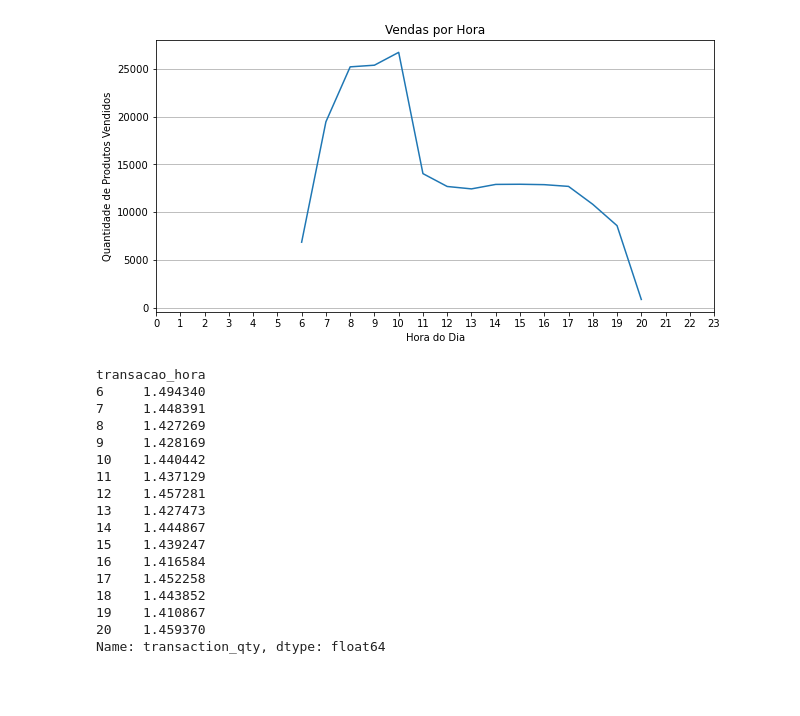
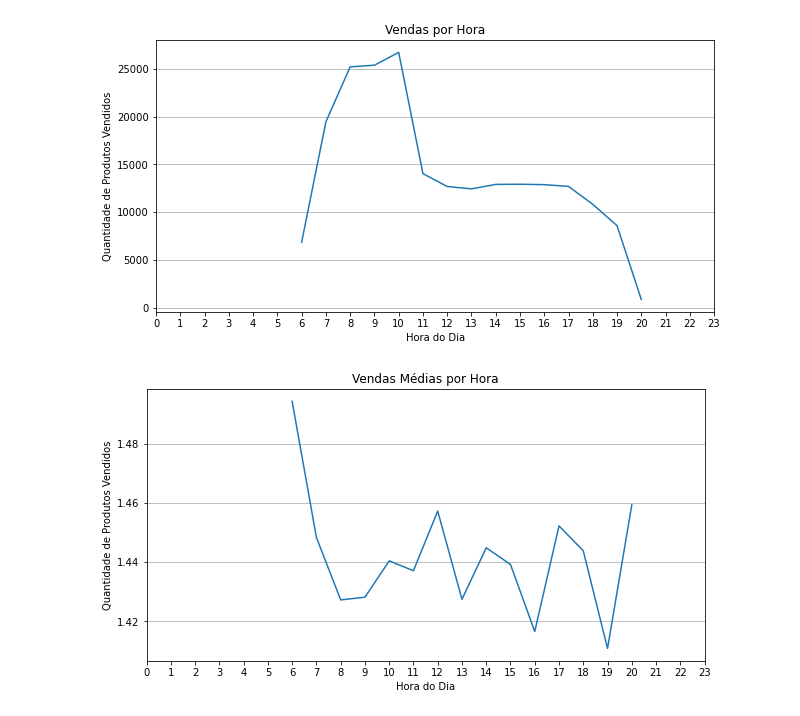
Before and after one commit to YumiiOnoue/Coffee_shop_sales_EDA, a Jupyter notebook: Coffe_Shop_Sale.ipynb, the cells around one changed output. Saved outputs shown, nothing was run; the diff lists cells and outputs as text; code cells hidden in the pictures; blank space fills up the shorter version.

```diff
--- a/Coffe_Shop_Sale.ipynb
+++ b/Coffe_Shop_Sale.ipynb
@@ -260,24 +298,14 @@ plt.grid(axis='y')
 plt.show()
 # %% [output]
 [figure]
-# %%
-media_vendas_hora = df.groupby('transacao_hora')['transaction_qty'].mean()
-media_vendas_hora
-# %% [output]
-transacao_hora
-6     1.494340
-7     1.448391
-8     1.427269
-9     1.428169
-10    1.440442
-11    1.437129
-12    1.457281
-13    1.427473
-14    1.444867
-15    1.439247
-16    1.416584
-17    1.452258
-18    1.443852
-19    1.410867
-20    1.459370
-Name: transaction_qty, dtype: float64
+# %%
+plt.figure(figsize=(10,5))
+sns.lineplot(x=media_vendas_hora.index, y=media_vendas_hora.values, palette='Blues')
+plt.title('Vendas Médias por Hora')
+plt.xlabel('Hora do Dia')
+plt.ylabel('Quantidade de Produtos Vendidos')
+plt.xticks(range(0, 24))
+plt.grid(axis='y')
+plt.show()
+# %% [output]
+[figure, added]
```
Also changed, not shown: parts of 7 cells of this notebook.
